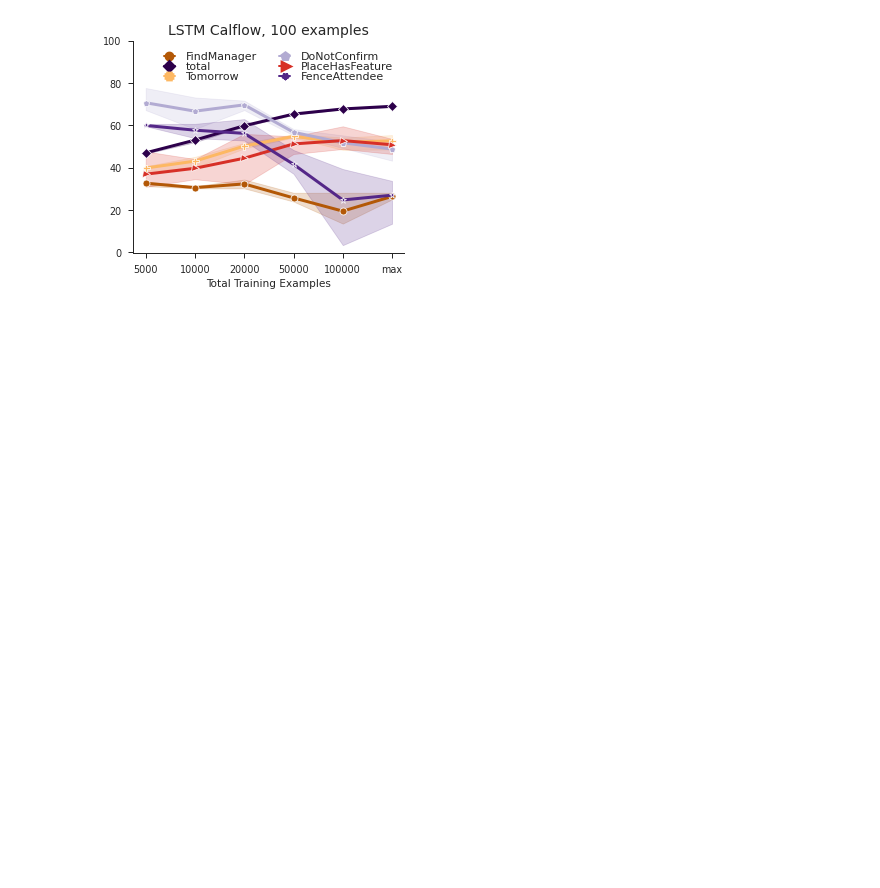
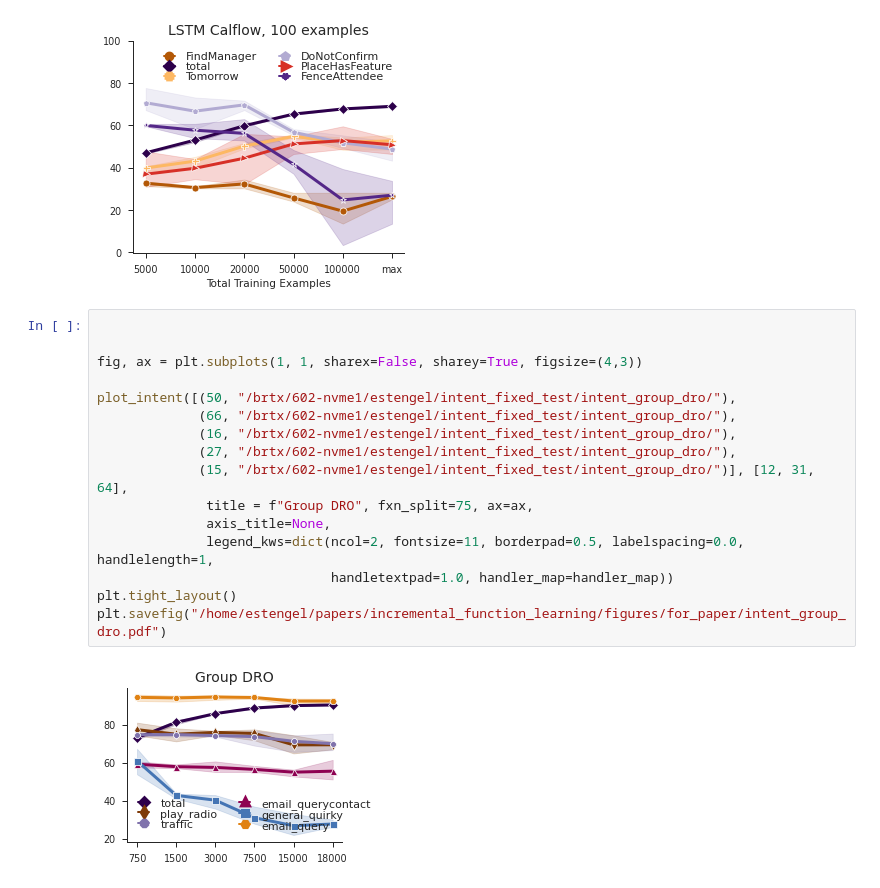
Before and after one commit to esteng/calibration_miso, a Jupyter notebook: analysis/paper_plots.ipynb, the cells around one changed output. Cells and saved outputs as stored; diff of their text form; blank space fills up the shorter version.

```diff
--- a/analysis/paper_plots.ipynb
+++ b/analysis/paper_plots.ipynb
@@ -513,3 +537,21 @@ plt.tight_layout()
 plt.savefig("/home/estengel/papers/incremental_function_learning/figures/for_paper/lstm_calflow.pdf")
 # %% [output]
 [figure]
+# %%
+
+
+fig, ax = plt.subplots(1, 1, sharex=False, sharey=True, figsize=(4,3))
+
+plot_intent([(50, "/brtx/602-nvme1/estengel/intent_fixed_test/intent_group_dro/"),
+             (66, "/brtx/602-nvme1/estengel/intent_fixed_test/intent_group_dro/"),
+             (16, "/brtx/602-nvme1/estengel/intent_fixed_test/intent_group_dro/"),
+             (27, "/brtx/602-nvme1/estengel/intent_fixed_test/intent_group_dro/"),
+             (15, "/brtx/602-nvme1/estengel/intent_fixed_test/intent_group_dro/")], [12, 31, 64],
+              title = f"Group DRO", fxn_split=75, ax=ax,
+              axis_title=None,
+              legend_kws=dict(ncol=2, fontsize=11, borderpad=0.5, labelspacing=0.0, handlelength=1,
+                              handletextpad=1.0, handler_map=handler_map))
+plt.tight_layout()
+plt.savefig("/home/estengel/papers/incremental_function_learning/figures/for_paper/intent_group_dro.pdf")
+# %% [output]
+[figure, added]
```
Also changed, not shown: parts of 3 cells of this notebook.
